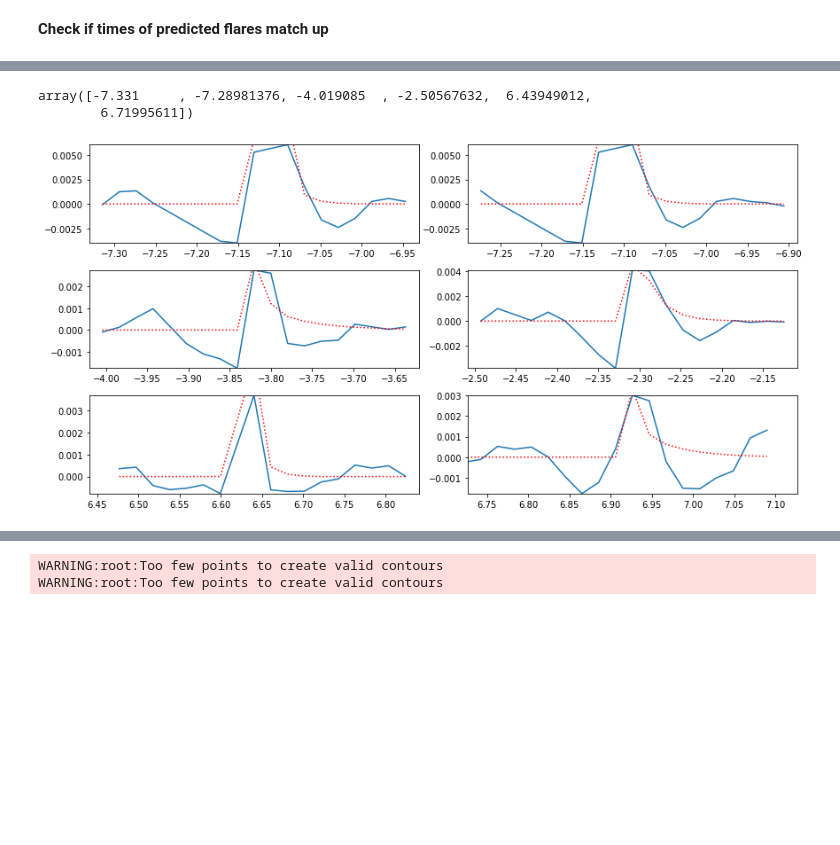
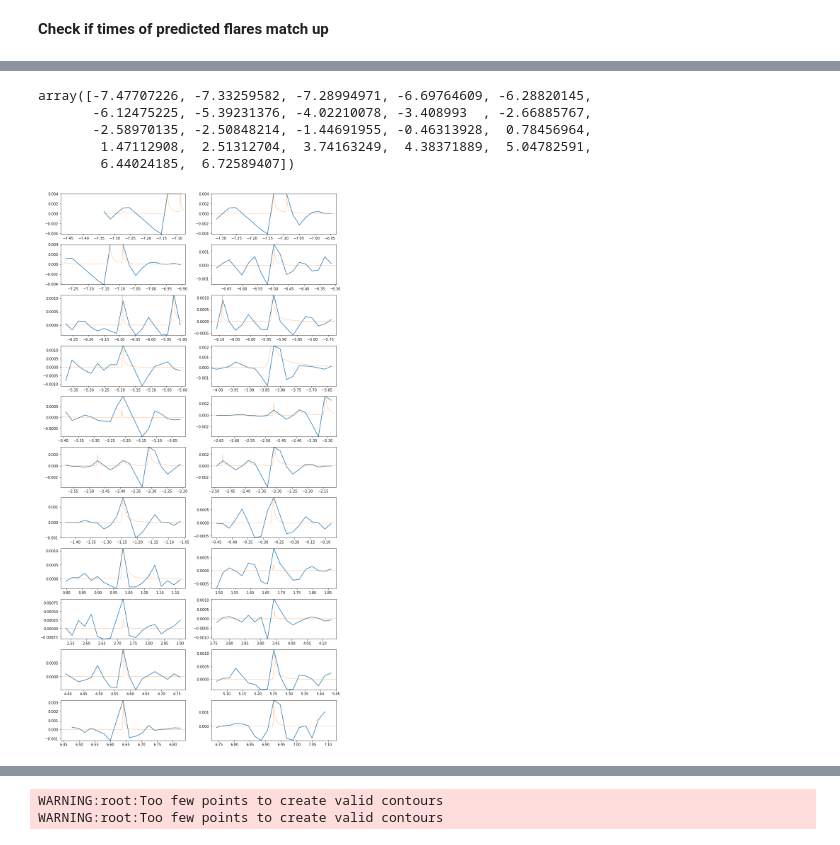
Before and after one commit to exoclam/epic-246301900, a Jupyter notebook: xoflares-epic246301900-post-flare-pre-gap.ipynb, the cells around one changed output, grey strips where cells are left out. Drawn from its saved outputs; the diff is of its cells as text; code cells hidden in the pictures; blank space fills up the shorter version.

Commit message:
fixed deleted subplot in flare plots

```diff
--- a/xoflares-epic246301900-post-flare-pre-gap.ipynb
+++ b/xoflares-epic246301900-post-flare-pre-gap.ipynb
@@ -101,9 +101,9 @@ def normalize_flux(lc):
 # %%
 # get a smoothed version of the light curve
 norm_y = normalize_flux(post.PDCSAP_FLUX)
-smooth = savgol_filter(norm_y, 13, polyorder=3)
+smooth = savgol_filter(norm_y, 9, polyorder=3)
 resid = norm_y - smooth
-mask = resid < 3.5*np.sqrt(np.mean(resid**2))
+mask = resid < 1.5*np.sqrt(np.mean(resid**2))
 
 plt.figure(figsize=(10, 5))
 plt.plot(post.TIME, norm_y, "r")
@@ -120,7 +120,7 @@ plt.xlim(post.TIME.min(), post.TIME.max());
 def find_flares(lc):
 
     # find some flares
-    mflare = resid < 3.5 * np.sqrt(np.mean(resid**2))
+    mflare = resid < 1.5 * np.sqrt(np.mean(resid**2))
     lc.CADENCENO = lc.CADENCENO
     cads = lc.CADENCENO - list(lc.CADENCENO)[0] # index at 0
     ref_time = calculate_ref_time(lc)
@@ -317,6 +320,9 @@ multiflare = theano.function([xx, tpeaksx, fwhmsx, amplsx],
 #     map_soln = pm.find_MAP(start=map_soln, vars=[fwhm, ampl])
 #     map_soln = pm.find_MAP(start=map_soln, vars=[tpeak])
 
+# make a fine grid that spans the observation window for plotting purposes
+t_plot = np.linspace(x.min(), x.max(), 10000)
+
 with pm.Model() as model:
     npeaks = np.shape(tpeaks)[0]
     mean = pm.Normal("mean", mu=0, sd=3.0, testval=0)
@@ -333,20 +339,22 @@ with pm.Model() as model:
     ampl = pm.Deterministic("ampl", tt.exp(logAmpl))
 
     #flare_lc = get_light_curve(x, tpeak, fwhm, ampl, texp=texp, oversample=15)
-    flare_lc = get_light_curve(x, tpeak, fwhm, ampl, oversample=15)
+    flare_lc = get_light_curve(x, tpeak, fwhm, ampl, oversample=7)
+    flare_lc_pred = get_light_curve(t_plot, tpeak, fwhm, ampl, oversample=7) # this one's for plotting only
     pm.Deterministic("flare_lc", flare_lc)
+    pm.Deterministic("flare_lc_pred", flare_lc_pred) # this one's for plotting only
     pm.Normal("obs", mu=flare_lc + mean, sd=tt.exp(2*logs2), observed=y)
 
-    map_soln = xo.optimize(start=model.test_point, vars=[fwhm, mean])
-    map_soln = xo.optimize(start=map_soln, vars=[ampl, mean])
-    map_soln = xo.optimize(start=map_soln, vars=[fwhm, ampl])
+    map_soln = xo.optimize(start=model.test_point, vars=[1/fwhm, mean])
+    map_soln = xo.optimize(start=map_soln, vars=[1/ampl, mean])
+    map_soln = xo.optimize(start=map_soln, vars=[1/fwhm, 1/ampl])
     map_soln = xo.optimize(start=map_soln, vars=[tpeak])
 
     approx = pm.MeanField(start=map_soln)
     pm.fit(method=pm.KLqp(approx), n=200000,
             obj_optimizer=pm.adagrad_window
         )
-    start = approx.sample(draws=4, )
+    start = approx.sample(draws=2, ) # formerly draws=4
     start = list(start)
     stds = approx.bij.rmap(approx.std.eval())
     cov = model.dict_to_array(stds) ** 2
@@ -369,31 +377,41 @@ Finished [100%]: Average Loss = -3,980.8
 # %%
 start[0]['tpeak'] - 0.2
 # %% [output]
-array([-7.331     , -7.28981376, -4.019085  , -2.50567632,  6.43949012,
-        6.71995611])
+array([-7.47707226, -7.33259582, -7.28994971, -6.69764609, -6.28820145,
+       -6.12475225, -5.39231376, -4.02210078, -3.408993  , -2.66885767,
+       -2.58970135, -2.50848214, -1.44691955, -0.46313928,  0.78456964,
+        1.47112908,  2.51312704,  3.74163249,  4.38371889,  5.04782591,
+        6.44024185,  6.72589407])
 # %%
 fig, axes = plt.subplots(ncols=2, nrows=np.ceil(npeaks/2).astype(int), figsize=[12,npeaks])
 axes = axes.flatten()
 tps = start[0]['tpeak']
 for i in range(npeaks):
     timemask = (x >= tps[i]-0.2) * (x < tps[i]+0.2) # true for values within +/- 0.2 of peak indices
+    timemask_t_plot = (t_plot >= tps[i]-0.2) * (t_plot < tps[i]+0.2)
     ax = axes[i]
     ax.plot(x[timemask], y[timemask])
-    ax.plot(x[timemask], start[0]['flare_lc'][timemask], ':r')
+    #ax.plot(x[timemask], start[0]['flare_lc'][timemask], ':r')
+    with model:
+        ax.plot(
+            t_plot[timemask_t_plot],
+            pmx.eval_in_model(get_light_curve(t_plot, tpeak, fwhm, ampl, oversample=7), start[0])[timemask_t_plot],
+            "C1", lw=0.5
+        )
     ax.set_xlim(tpeaks[i]-0.2, tpeaks[i]+0.2)
     ax.set_ylim(np.min(y[timemask]), np.max(y[timemask]))
 fig.tight_layout()
 
 #fig, axes = plt.subplots(ncols=2, nrows=np.ceil(npeaks/2).astype(int), figsize=[12,npeaks])
 #axes = axes.flatten()
 #for i in range(npeaks):
 #    ax = axes[i]
 #    ax.plot(x, y)
 #    ax.axvline(tpeaks[i], np.min(y), np.max(y), color='r', linestyle=':')
 #    ax.set_xlim(tpeaks[i]-0.2, tpeaks[i]+0.2)
 #    ax.set_ylim(np.min(y), np.max(ampls[i]+3))
 # %% [output]
-[figure, old version]
+[figure, new version]
 # %%
 # sampler = xo.PyMC3Sampler(window=200, start=0, finish=800)
 # with model:
```
Also changed, not shown: parts of 18 cells of this notebook, 1 other file.
